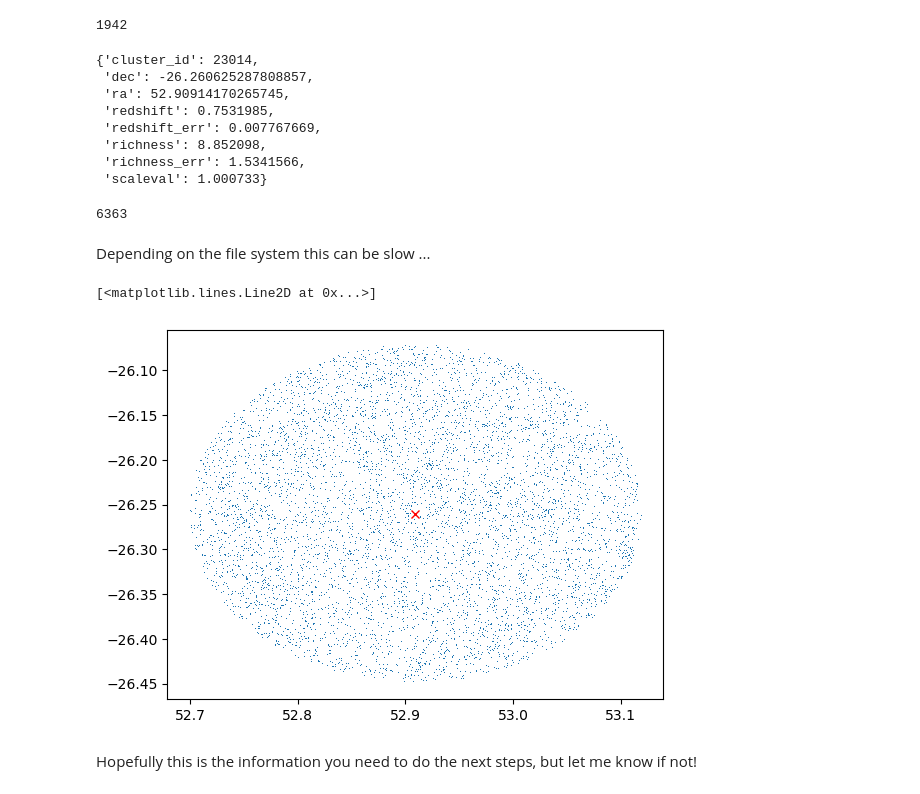
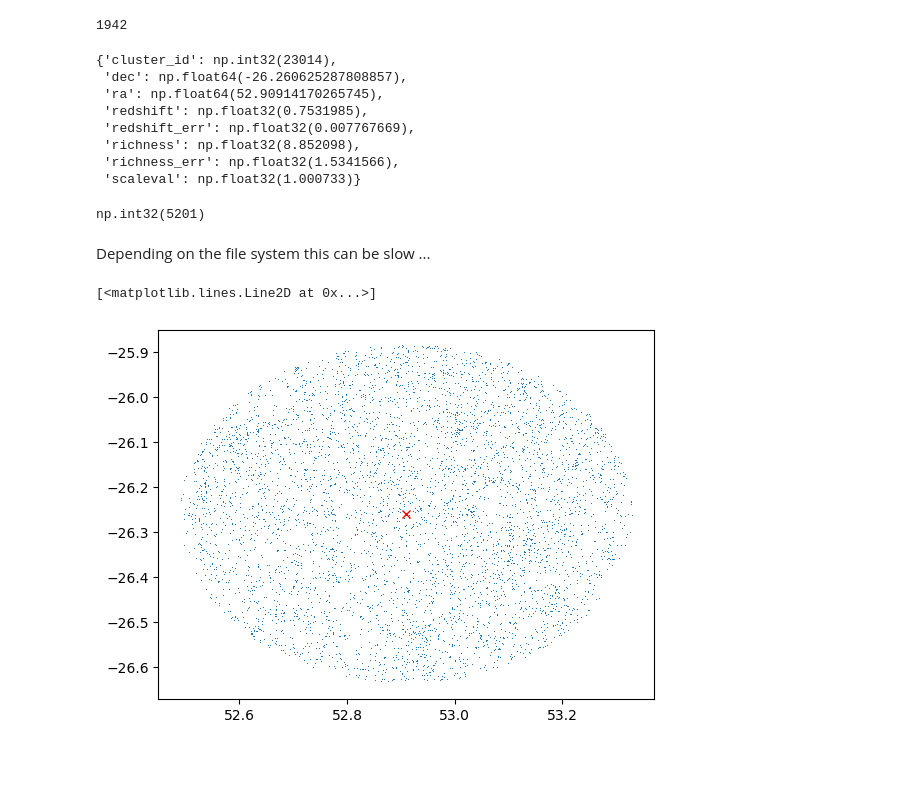
Before and after one commit to LSSTDESC/TXPipe, a Jupyter notebook: notebooks/cluster_counts/txpipe_cluster_background_selection.ipynb, the cells around one changed output. Cells and saved outputs as stored; diff of their text form; code cells hidden in the pictures; blank space fills up the shorter version.

Commit message:
updated background sourcre selection notebook

```diff
--- a/notebooks/cluster_counts/txpipe_cluster_background_selection.ipynb
+++ b/notebooks/cluster_counts/txpipe_cluster_background_selection.ipynb
@@ -370,12 +374,11 @@ if not os.path.exists("data/cosmodc2/outputs-20deg2/cluster_shear_catalogs.hdf5"
     raise RuntimeError("Please wait a bit longer for the pipeline to complete")
 # %%
-# TODO: fix finding all these automatically from the pipeline object
 ccc = txpipe.extensions.CombinedClusterCatalog(
-    shear_catalog="data/cosmodc2/20deg2/shear_catalog.hdf5",
-    shear_tomography_catalog="data/cosmodc2/outputs-20deg2/shear_tomography_catalog.hdf5",
-    cluster_catalog="./data/cosmodc2/20deg2/cluster_catalog.hdf5",
-    cluster_shear_catalogs="data/cosmodc2/outputs-20deg2/cluster_shear_catalogs.hdf5",
-    photoz_pdfs="data/cosmodc2/outputs-20deg2/source_photoz_pdfs.hdf5",
+    shear_catalog="data/cosmodc2/inputs-20deg2/shear_catalog.hdf5",
+    shear_tomography_catalog="data/cosmodc2/outputs-20deg2-CL/shear_tomography_catalog.hdf5",
+    cluster_catalog="./data/cosmodc2/inputs-20deg2/cluster_catalog.hdf5",
+    cluster_shear_catalogs="data/cosmodc2/outputs-20deg2-CL/cluster_shear_catalogs.hdf5",
+    source_photoz_pdfs="data/cosmodc2/outputs-20deg2-CL/source_photoz_pdfs.hdf5",
 )
 # %%
 # number of clusters:
@@ -387,30 +390,35 @@ ccc.ncluster
 info = ccc.get_cluster_info(500)
 info
 # %% [output]
-{'cluster_id': 23014,
- 'dec': -26.260625287808857,
- 'ra': 52.90914170265745,
- 'redshift': 0.7531985,
- 'redshift_err': 0.007767669,
- 'richness': 8.852098,
- 'richness_err': 1.5341566,
- 'scaleval': 1.000733}
+{'cluster_id': np.int32(23014),
+ 'dec': np.float64(-26.260625287808857),
+ 'ra': np.float64(52.90914170265745),
+ 'redshift': np.float32(0.7531985),
+ 'redshift_err': np.float32(0.007767669),
+ 'richness': np.float32(8.852098),
+ 'richness_err': np.float32(1.5341566),
+ 'scaleval': np.float32(1.000733)}
 # %%
 # check the number of galaxies behind this cluster
-ccc.get_background_catalog_indexing(500)[0].size
+ccc.cluster_shear_catalogs["catalog/cluster_sample_count"][500]
 # %% [output]
-6363
+np.int32(5201)
 # %% [markdown]
 Depending on the file system this can be slow ...
 # %%
 # get the catalog for this cluster:
 cat = ccc.get_background_shear_catalog(500)
 # %%
-# check that the positions make sense for cluster and galaxies
+# the per-cluster catalog only stores indices into the shear catalog,
+# so look up the galaxy positions from there
+shear_group = ccc.shear_cat.file[ccc.shear_cat.get_primary_catalog_group()]
+idx = cat["source_index"]
+cat["ra"] = shear_group["ra"][:][idx]
+cat["dec"] = shear_group["dec"][:][idx]
+
+# check that the positions make sense for cluster and galaxies
 plt.plot(cat['ra'], cat['dec'] ,',')
 plt.plot(info['ra'], info['dec'], 'rx')
 # %% [output]
 [<matplotlib.lines.Line2D at 0x...>]
-[figure, old version]
+[figure, new version]
-# %% [markdown]
-Hopefully this is the information you need to do the next steps, but let me know if not!
```
Also changed, not shown: parts of 25 cells of this notebook.
